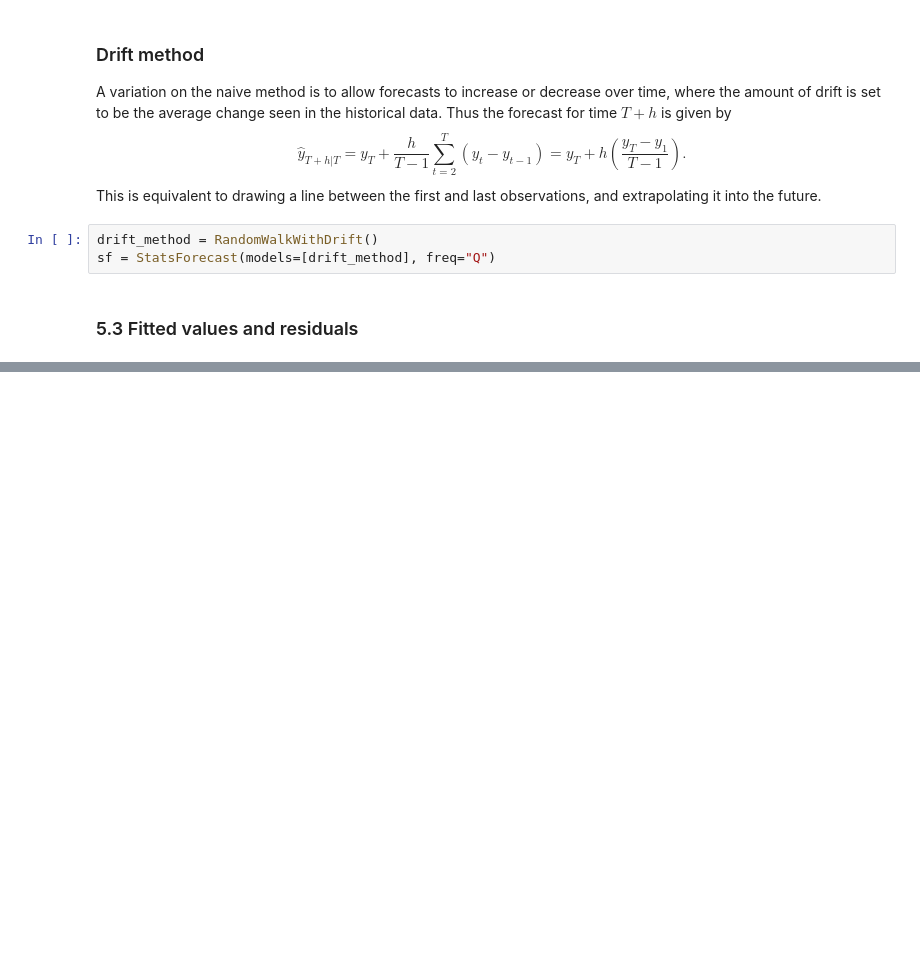
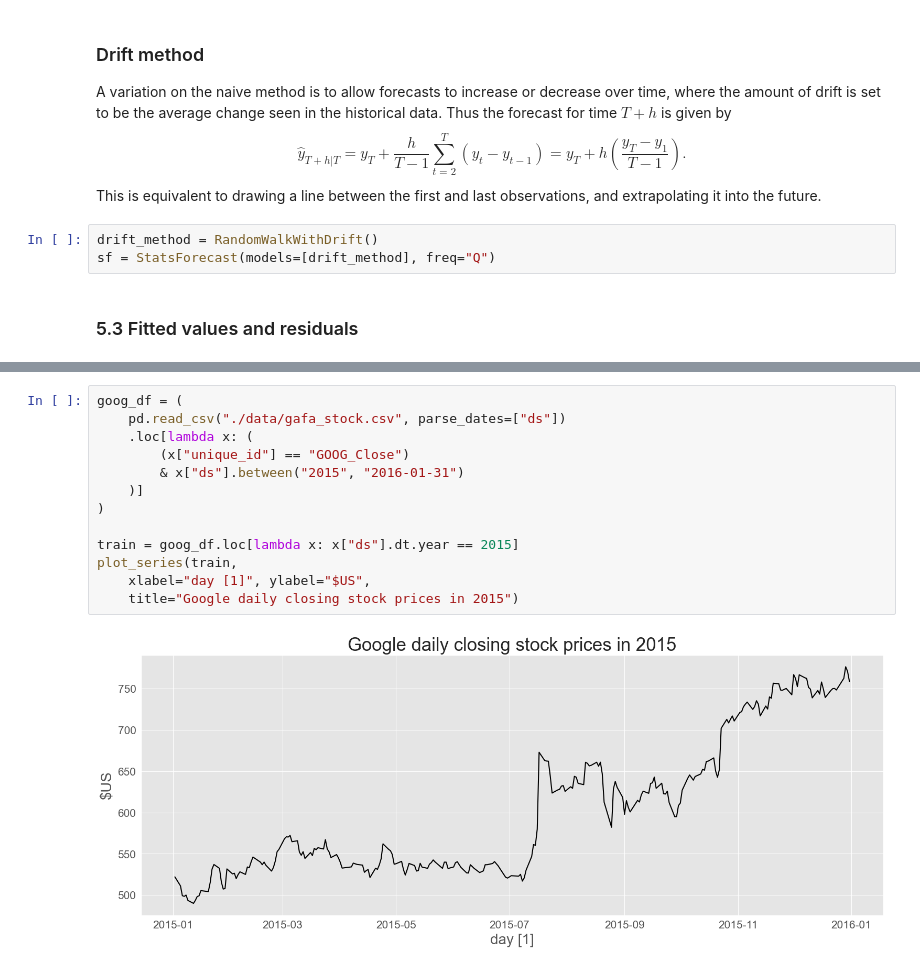
Before and after one commit to darmendariz/fpp, a Jupyter notebook: 05_the_forecasters_toolbox.ipynb, the cells around one changed output, grey strips where cells are left out. Drawn from its saved outputs; the diff is of its cells as text; blank space fills up the shorter version.

```diff
--- a/05_the_forecasters_toolbox.ipynb
+++ b/05_the_forecasters_toolbox.ipynb
@@ -275,0 +336,15 @@ sf = StatsForecast(models=[drift_method], freq="Q")
+# %%
+goog_df = (
+    pd.read_csv("./data/gafa_stock.csv", parse_dates=["ds"])
+    .loc[lambda x: (
+        (x["unique_id"] == "GOOG_Close")
+        & x["ds"].between("2015", "2016-01-31")
+    )]
+)
+
+train = goog_df.loc[lambda x: x["ds"].dt.year == 2015]
+plot_series(train,
+    xlabel="day [1]", ylabel="$US",
+    title="Google daily closing stock prices in 2015")
+# %% [output]
+[figure, added]
```
Also changed, not shown: parts of 14 cells of this notebook.
